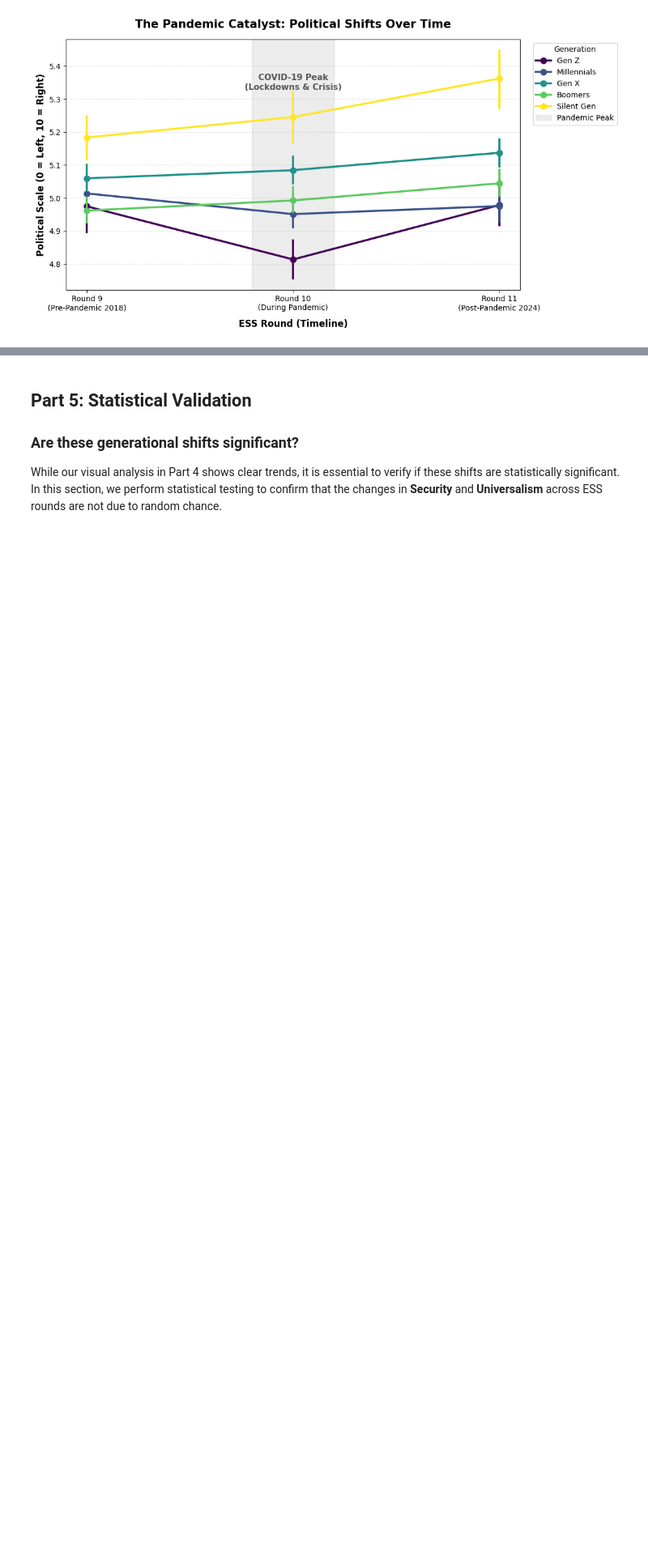
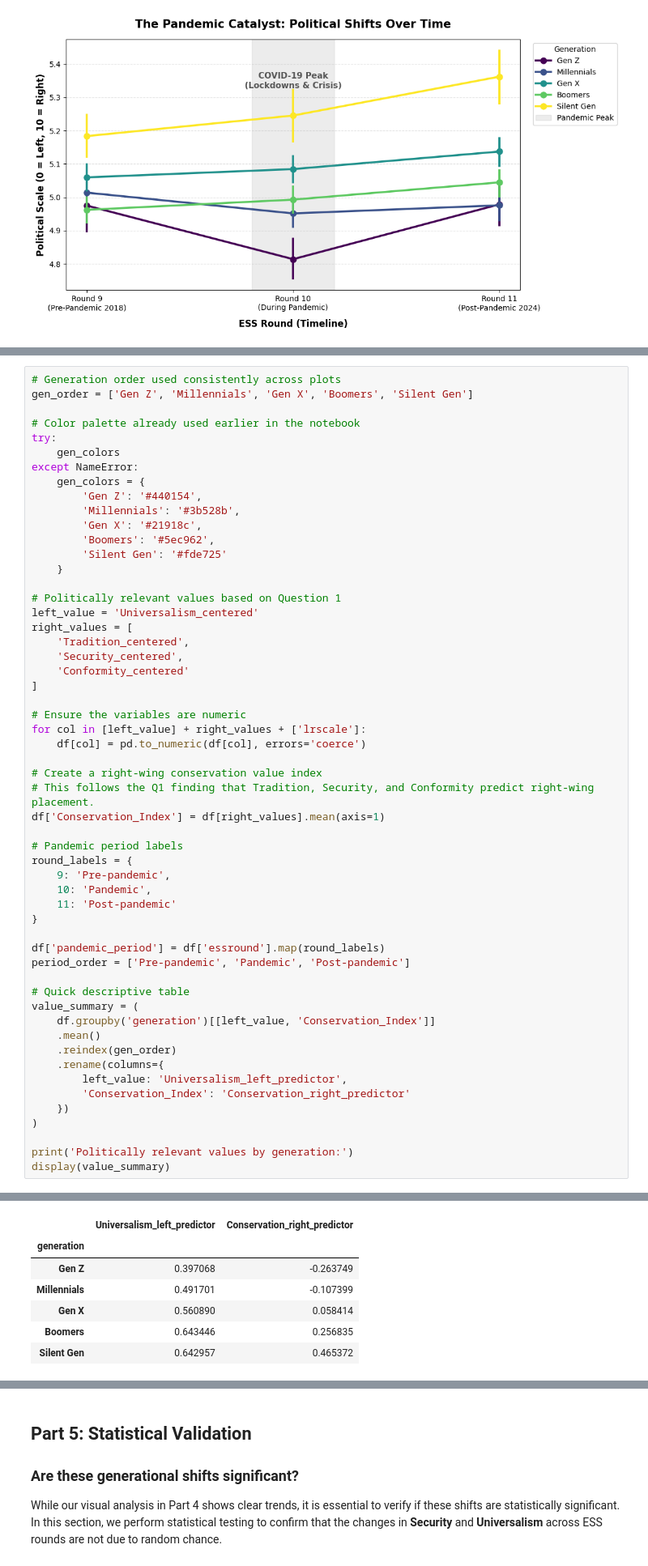
Before and after one commit to CU-S26-MSDSSB-DSCI-01-DataScienceLab/DataScienceLab_HumanValues, a Jupyter notebook: Q2_Tayaphon.ipynb, the cells around one changed output, grey strips where cells are left out. Shown at 81% size. Cells and saved outputs as stored; diff of their text form; blank space fills up the shorter version.

```diff
--- a/Q2_Tayaphon.ipynb
+++ b/Q2_Tayaphon.ipynb
@@ -195,0 +222,56 @@ The true drivers behind these decisions are underlying **Human Values**.
+# %%
+# Generation order used consistently across plots
+gen_order = ['Gen Z', 'Millennials', 'Gen X', 'Boomers', 'Silent Gen']
+
+# Color palette already used earlier in the notebook
+try:
+    gen_colors
+except NameError:
+    gen_colors = {
+        'Gen Z': '#440154',
+        'Millennials': '#3b528b',
+        'Gen X': '#21918c',
+        'Boomers': '#5ec962',
+        'Silent Gen': '#fde725'
+    }
+
+# Politically relevant values based on Question 1
+left_value = 'Universalism_centered'
+right_values = [
+    'Tradition_centered',
+    'Security_centered',
+    'Conformity_centered'
+]
+
+# Ensure the variables are numeric
+for col in [left_value] + right_values + ['lrscale']:
+    df[col] = pd.to_numeric(df[col], errors='coerce')
+
+# Create a right-wing conservation value index
+# This follows the Q1 finding that Tradition, Security, and Conformity predict right-wing placement.
+df['Conservation_Index'] = df[right_values].mean(axis=1)
+
+# Pandemic period labels
+round_labels = {
+    9: 'Pre-pandemic',
+    10: 'Pandemic',
+    11: 'Post-pandemic'
+}
+
+df['pandemic_period'] = df['essround'].map(round_labels)
+period_order = ['Pre-pandemic', 'Pandemic', 'Post-pandemic']
+
+# Quick descriptive table
+value_summary = (
+    df.groupby('generation')[[left_value, 'Conservation_Index']]
+    .mean()
+    .reindex(gen_order)
+    .rename(columns={
+        left_value: 'Universalism_left_predictor',
+        'Conservation_Index': 'Conservation_right_predictor'
+    })
+)
+
+print('Politically relevant values by generation:')
+display(value_summary)
+# %% [output]
@@ -195,0 +279,7 @@ The true drivers behind these decisions are underlying **Human Values**.
+|  | Universalism_left_predictor | Conservation_right_predictor |
+| generation |  |  |
+| Gen Z | 0.397068 | -0.263749 |
+| Millennials | 0.491701 | -0.107399 |
+| Gen X | 0.560890 | 0.058414 |
+| Boomers | 0.643446 | 0.256835 |
+| Silent Gen | 0.642957 | 0.465372 |
```
Also changed, not shown: parts of 13 cells of this notebook.
